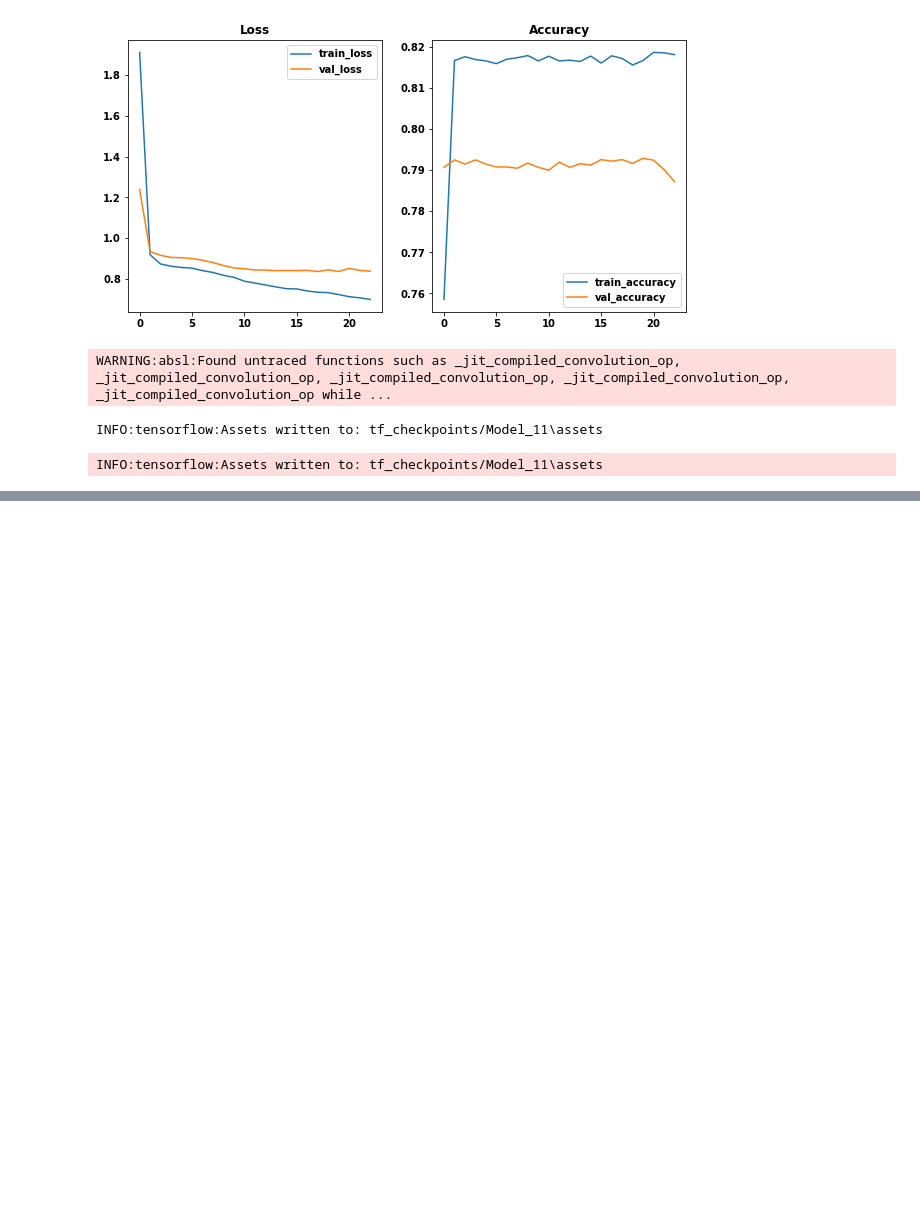
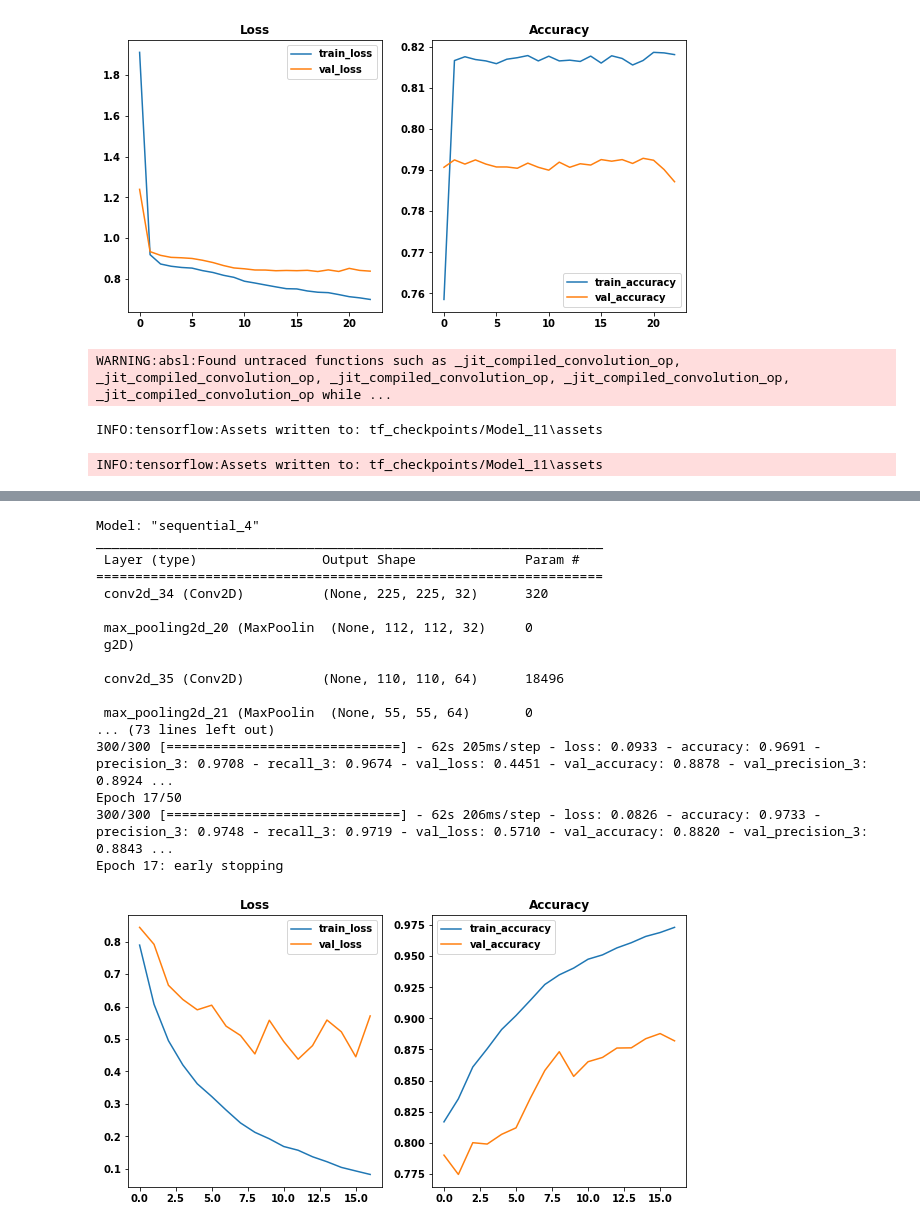
Before and after one commit to ssaeed85/dsc-ph5-MarsTerrainAnomalyDetection, a Jupyter notebook: 02_TensorflowModeling.ipynb, the cells around one changed output, grey strips where cells are left out. Saved outputs shown, nothing was run; the diff lists cells and outputs as text; code cells hidden in the pictures; blank space fills up the shorter version.

```diff
--- a/02_TensorflowModeling.ipynb
+++ b/02_TensorflowModeling.ipynb
@@ -1451,0 +1706,78 @@ INFO:tensorflow:Assets written to: tf_checkpoints/Model_11\assets
+# %%
+model = models.Sequential()
+
+model.add(layers.Conv2D(filters=32,
+                       kernel_size=3,
+                       activation='relu',
+                       input_shape=(227,227,1)))
+# model.add(layers.BatchNormalization())
+model.add(layers.MaxPooling2D(2,2))
+
+model.add(layers.Conv2D(64, 3, activation='relu'))
+# model.add(layers.BatchNormalization())
+model.add(layers.MaxPooling2D(2,2))
+
+model.add(layers.Conv2D(128, 3, activation='relu'))
+# model.add(layers.BatchNormalization())
+model.add(layers.Conv2D(128, 3, activation='relu'))
+# model.add(layers.BatchNormalization())
+model.add(layers.MaxPooling2D(2,2))
+
+model.add(layers.Conv2D(256, 3, activation='relu'))
+# model.add(layers.BatchNormalization())
+model.add(layers.Conv2D(256, 3, activation='relu'))
+# model.add(layers.BatchNormalization())
+model.add(layers.MaxPooling2D(2,2))
+
+model.add(layers.Conv2D(512, 3, activation='relu'))
+# model.add(layers.BatchNormalization())
+model.add(layers.Conv2D(512, 3, activation='relu'))
+# model.add(layers.BatchNormalization())
+model.add(layers.MaxPooling2D(2,2))
+
+model.add(layers.Dropout(rate=0.5))
+
+model.add(layers.Flatten())
+model.add(layers.Dense(4096, activation='relu'))
+model.add(layers.Dropout(rate=0.5))
+model.add(layers.Dense(1024, activation='relu'))
+model.add(layers.Dropout(rate=0.5))
+
+model.add(layers.Dense(8, activation='softmax'))
+
+
+model.compile(optimizer=optimizers.Adam(learning_rate=0.0001),
+              loss=losses.CategoricalCrossentropy(),
+              metrics=['accuracy', Precision(), Recall()])
+
+model.summary()
+
+results = model.fit(train_generator,
+                    steps_per_epoch=300,  # Number of training samples to pull per epoch
+                    epochs=50,  # Number of epochs
+                    validation_data=val_generator,
+                    validation_steps=100,  # Number of validation samples to run validation on
+                    verbose=1,
+                    callbacks = [early_stop]
+                    )
+
+display_mode_trainTestGraphs(results)
+# %% [output]
+Model: "sequential_4"
+_________________________________________________________________
+ Layer (type)                Output Shape              Param #
+=================================================================
+ conv2d_34 (Conv2D)          (None, 225, 225, 32)      320
+
+ max_pooling2d_20 (MaxPoolin  (None, 112, 112, 32)     0
+ g2D)
+
+ conv2d_35 (Conv2D)          (None, 110, 110, 64)      18496
+
+ max_pooling2d_21 (MaxPoolin  (None, 55, 55, 64)       0
+... (73 lines left out)
+300/300 [==============================] - 62s 205ms/step - loss: 0.0933 - accuracy: 0.9691 - precision_3: 0.9708 - recall_3: 0.9674 - val_loss: 0.4451 - val_accuracy: 0.8878 - val_precision_3: 0.8924 ...
+Epoch 17/50
+300/300 [==============================] - 62s 206ms/step - loss: 0.0826 - accuracy: 0.9733 - precision_3: 0.9748 - recall_3: 0.9719 - val_loss: 0.5710 - val_accuracy: 0.8820 - val_precision_3: 0.8843 ...
+Epoch 17: early stopping
+[figure, added]
```
Also changed, not shown: parts of 12 cells of this notebook.
